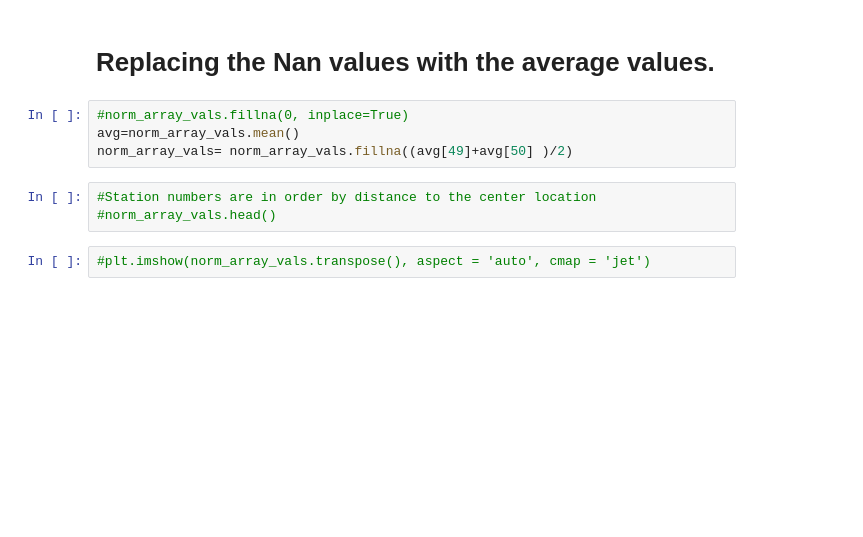
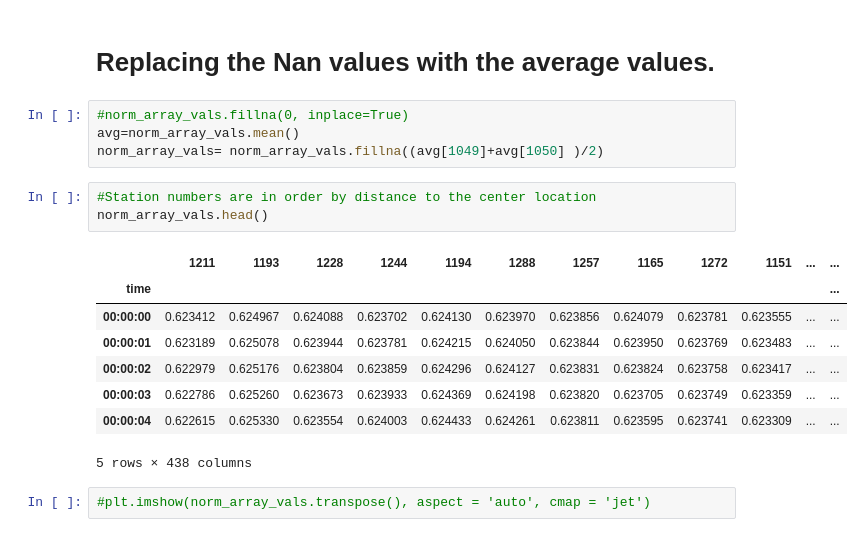
Before and after one commit to pratikshrivastava/DV_PROJECT_FALL2017, a Jupyter notebook: Comp_1_TohokuEQ.ipynb, the cells around one changed output. Cells and saved outputs as stored; diff of their text form; blank space fills up the shorter version.

```diff
--- a/Comp_1_TohokuEQ.ipynb
+++ b/Comp_1_TohokuEQ.ipynb
@@ -150,10 +148,19 @@ array_vals.head()
 # %%
 #norm_array_vals.fillna(0, inplace=True)
 avg=norm_array_vals.mean()
-norm_array_vals= norm_array_vals.fillna((avg[49]+avg[50] )/2)
+norm_array_vals= norm_array_vals.fillna((avg[1049]+avg[1050] )/2)
 # %%
 #Station numbers are in order by distance to the center location
-#norm_array_vals.head()
+norm_array_vals.head()
+# %% [output]
+|  | 1211 | 1193 | 1228 | 1244 | 1194 | 1288 | 1257 | 1165 | 1272 | 1151 | ... | ... |
+| time |  |  |  |  |  |  |  |  |  |  |  | ... |
+| 00:00:00 | 0.623412 | 0.624967 | 0.624088 | 0.623702 | 0.624130 | 0.623970 | 0.623856 | 0.624079 | 0.623781 | 0.623555 | ... | ... |
+| 00:00:01 | 0.623189 | 0.625078 | 0.623944 | 0.623781 | 0.624215 | 0.624050 | 0.623844 | 0.623950 | 0.623769 | 0.623483 | ... | ... |
+| 00:00:02 | 0.622979 | 0.625176 | 0.623804 | 0.623859 | 0.624296 | 0.624127 | 0.623831 | 0.623824 | 0.623758 | 0.623417 | ... | ... |
+| 00:00:03 | 0.622786 | 0.625260 | 0.623673 | 0.623933 | 0.624369 | 0.624198 | 0.623820 | 0.623705 | 0.623749 | 0.623359 | ... | ... |
+| 00:00:04 | 0.622615 | 0.625330 | 0.623554 | 0.624003 | 0.624433 | 0.624261 | 0.623811 | 0.623595 | 0.623741 | 0.623309 | ... | ... |
+5 rows × 438 columns
 # %%
 #plt.imshow(norm_array_vals.transpose(), aspect = 'auto', cmap = 'jet')
 # %%
```
Also changed, not shown: parts of 29 cells of this notebook, 2 other files.
